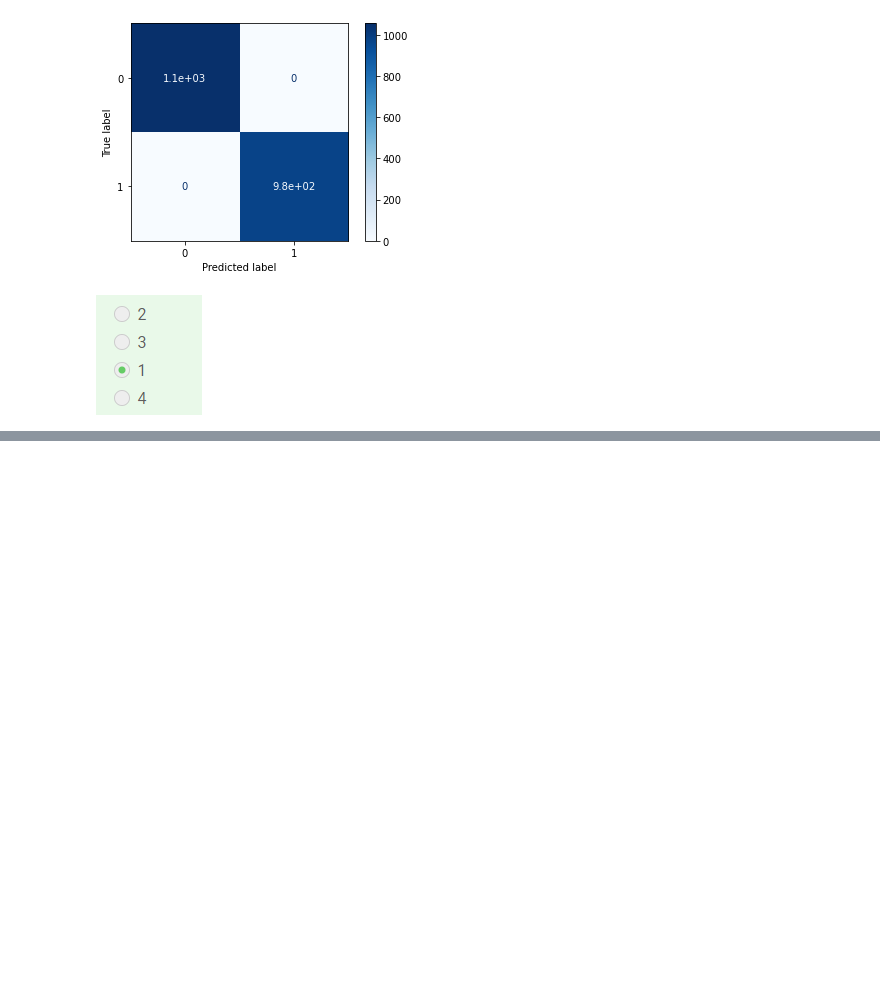
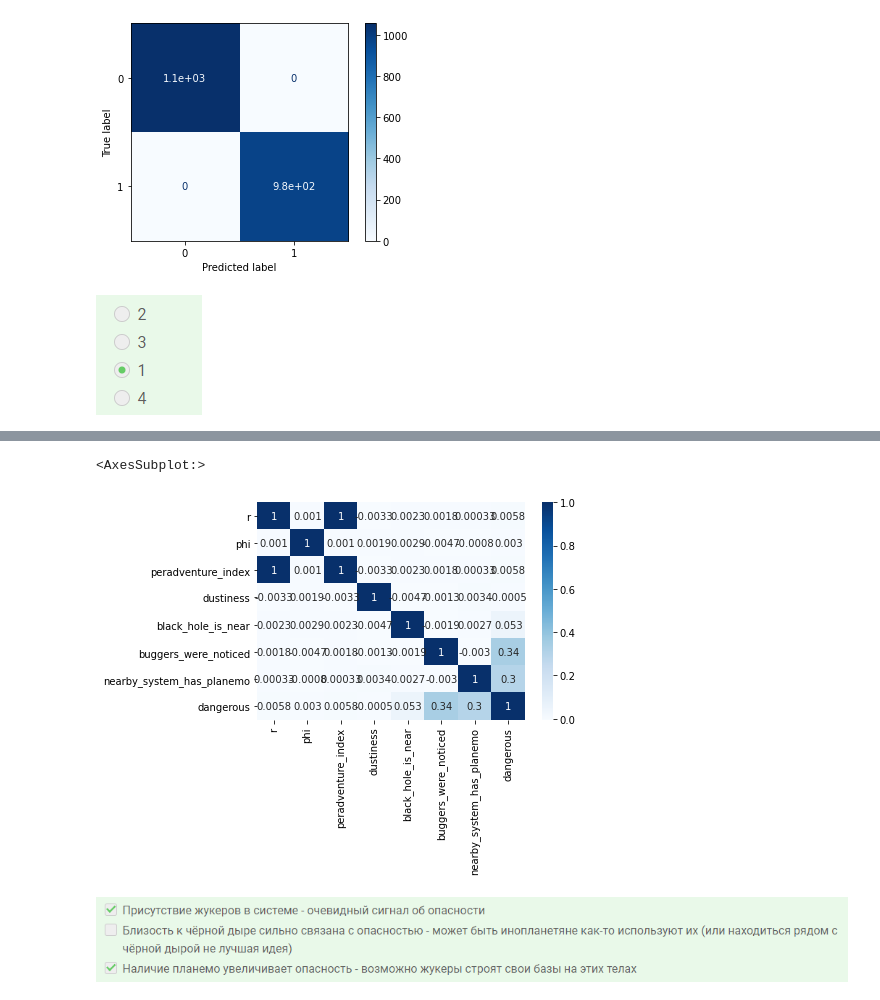
Before and after one commit to vavilovnv/Data-analysis, a Jupyter notebook: Intro to DS and ML/3_RandomForest.ipynb, the cells around one changed output, grey strips where cells are left out. Cells and saved outputs as stored; diff of their text form; code cells hidden in the pictures; blank space fills up the shorter version.

```diff
--- a/Intro to DS and ML/3_RandomForest.ipynb
+++ b/Intro to DS and ML/3_RandomForest.ipynb
@@ -260,0 +362,5 @@ Image('.\Screens\Ans_3_5_4.png')
+# %%
+# читаем данные
+
+df = pd.read_csv('https://stepik.org/media/attachments/course/4852/space_can_be_a_dangerous_place.csv')
+df
@@ -260,0 +421,11 @@ Image('.\Screens\Ans_3_5_4.png')
+# %%
+# альтернативное решение через корреляционную матрицу
+
+sns.heatmap(df.corr(), annot=True, cmap=plt.cm.Blues)
+# %% [output]
+<AxesSubplot:>
+[figure, added]
+# %%
+Image('.\Screens\Ans_3_5_7.png')
+# %% [output]
+[figure, added]
```
Also changed, not shown: parts of 21 cells of this notebook.
